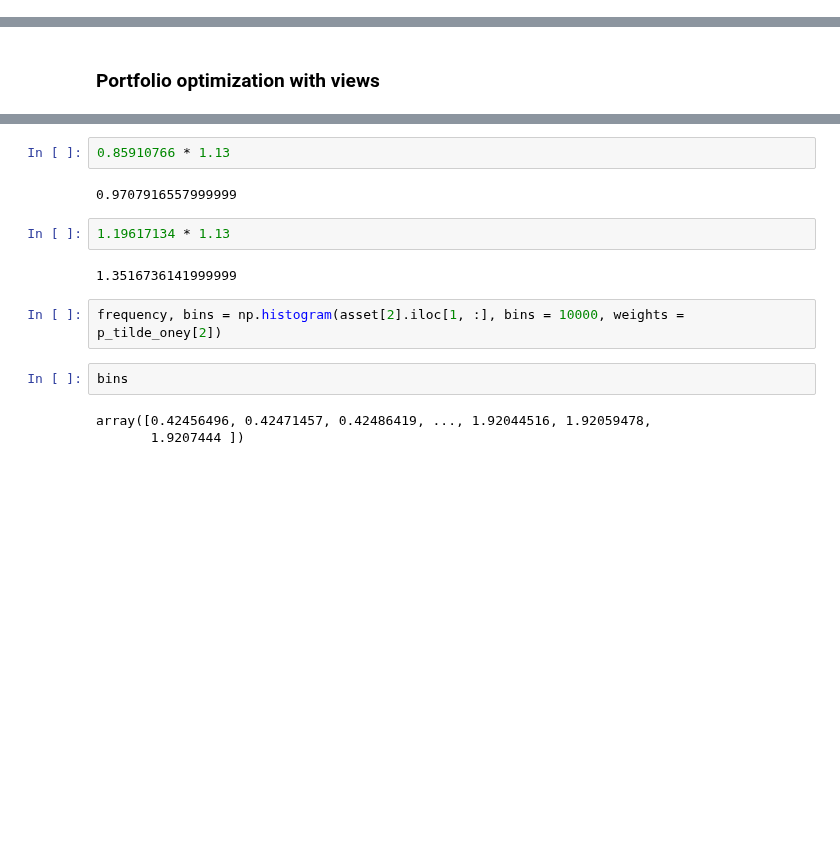
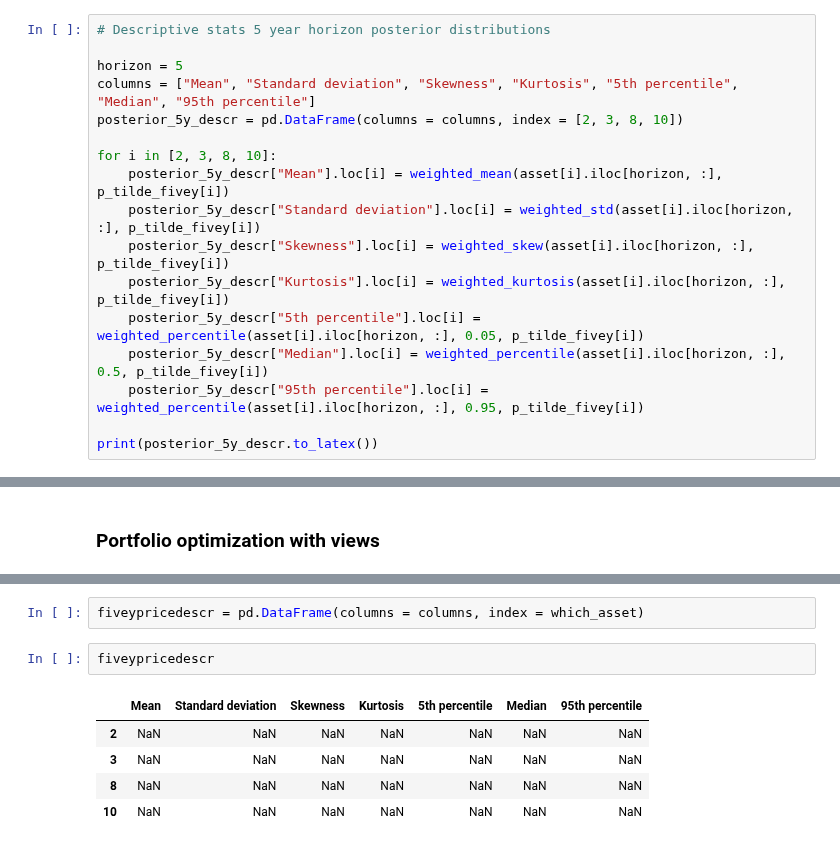
Before and after one commit to frgy17ac/Exammmmm, a Jupyter notebook: Solutions/Solution to Optimizing portfolios.ipynb, the cells around one changed output, grey strips where cells are left out. Drawn from its saved outputs; the diff is of its cells as text; blank space fills up the shorter version.

```diff
--- a/Solutions/Solution to Optimizing portfolios.ipynb
+++ b/Solutions/Solution to Optimizing portfolios.ipynb
@@ -848,0 +910,17 @@ plt.show()
+# %%
+# Descriptive stats 5 year horizon posterior distributions
+
+horizon = 5
+columns = ["Mean", "Standard deviation", "Skewness", "Kurtosis", "5th percentile", "Median", "95th percentile"]
+posterior_5y_descr = pd.DataFrame(columns = columns, index = [2, 3, 8, 10])
+
+for i in [2, 3, 8, 10]:
+    posterior_5y_descr["Mean"].loc[i] = weighted_mean(asset[i].iloc[horizon, :], p_tilde_fivey[i])
+    posterior_5y_descr["Standard deviation"].loc[i] = weighted_std(asset[i].iloc[horizon, :], p_tilde_fivey[i])
+    posterior_5y_descr["Skewness"].loc[i] = weighted_skew(asset[i].iloc[horizon, :], p_tilde_fivey[i])
+    posterior_5y_descr["Kurtosis"].loc[i] = weighted_kurtosis(asset[i].iloc[horizon, :], p_tilde_fivey[i])
+    posterior_5y_descr["5th percentile"].loc[i] = weighted_percentile(asset[i].iloc[horizon, :], 0.05, p_tilde_fivey[i])
+    posterior_5y_descr["Median"].loc[i] = weighted_percentile(asset[i].iloc[horizon, :], 0.5, p_tilde_fivey[i])
+    posterior_5y_descr["95th percentile"].loc[i] = weighted_percentile(asset[i].iloc[horizon, :], 0.95, p_tilde_fivey[i])
+
+print(posterior_5y_descr.to_latex())
@@ -902,15 +940,10 @@ array([0.85910766, 1.19617134])
-# %%
-0.85910766 * 1.13
-# %% [output]
-0.9707916557999999
-# %%
-1.19617134 * 1.13
-# %% [output]
-1.3516736141999999
-# %%
-frequency, bins = np.histogram(asset[2].iloc[1, :], bins = 10000, weights = p_tilde_oney[2])
-# %%
-bins
-# %% [output]
-array([0.42456496, 0.42471457, 0.42486419, ..., 1.92044516, 1.92059478,
-       1.9207444 ])
+# %%
+fiveypricedescr = pd.DataFrame(columns = columns, index = which_asset)
+# %%
+fiveypricedescr
+# %% [output]
+|  | Mean | Standard deviation | Skewness | Kurtosis | 5th percentile | Median | 95th percentile |
+| 2 | NaN | NaN | NaN | NaN | NaN | NaN | NaN |
+| 3 | NaN | NaN | NaN | NaN | NaN | NaN | NaN |
+| 8 | NaN | NaN | NaN | NaN | NaN | NaN | NaN |
+| 10 | NaN | NaN | NaN | NaN | NaN | NaN | NaN |
```
Also changed, not shown: parts of 22 cells of this notebook.
